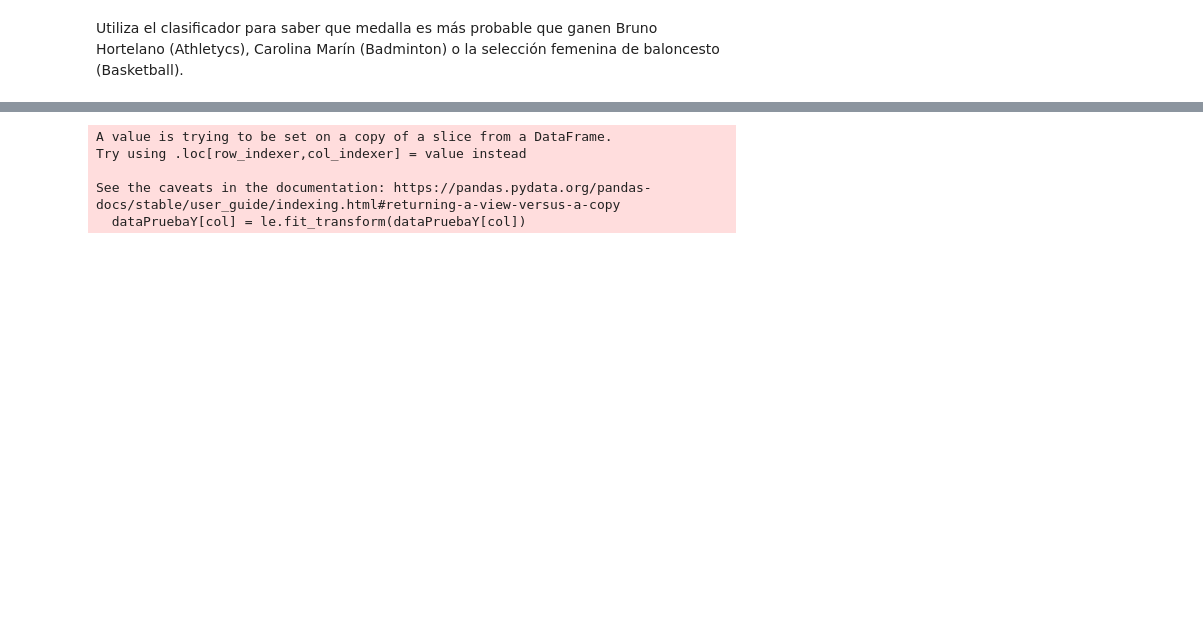
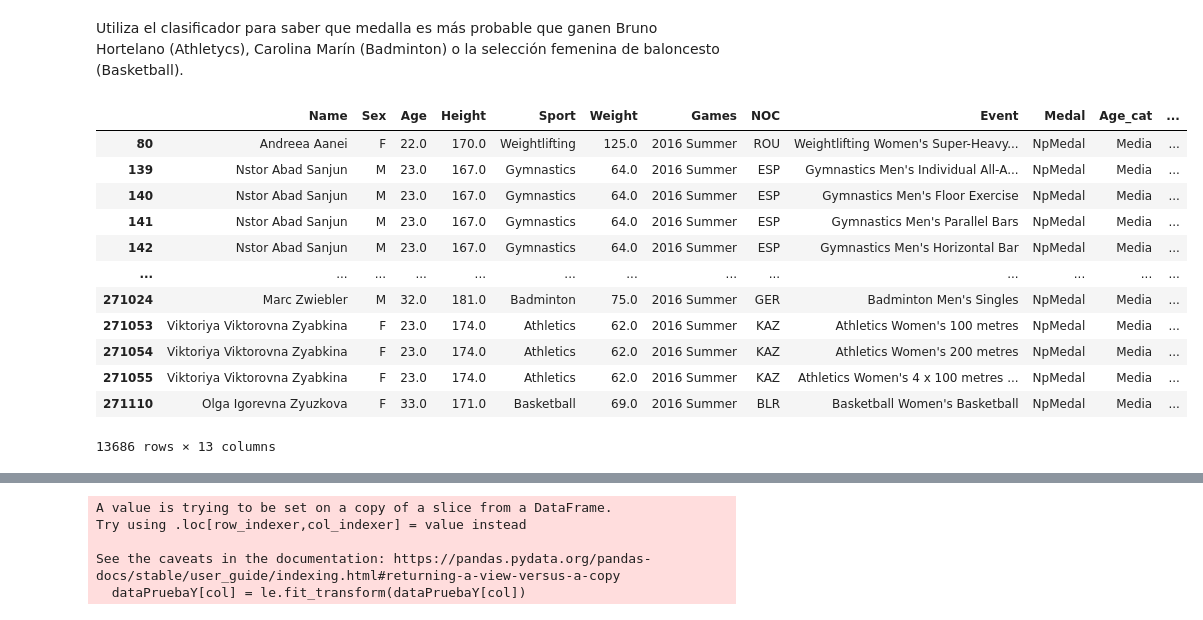
Before and after one commit to PilarAriasVazquez/L3, a Jupyter notebook: P1.ipynb, the cells around one changed output, grey strips where cells are left out. Cells and saved outputs as stored; diff of their text form; code cells hidden in the pictures; blank space fills up the shorter version.

```diff
--- a/P1.ipynb
+++ b/P1.ipynb
@@ -688,7 +728,25 @@ See the caveats in the documentation: https://pandas.pydata.org/pandas-docs/stab
 # %% [markdown]
 Utiliza el clasificador para saber que medalla es más probable que ganen Bruno Hortelano (Athletycs), Carolina Marín (Badminton) o la selección femenina de baloncesto (Basketball).
 # %%
-# buscar el nombre 'Carolina Marín'
-nombre = "Basketball Women's Basketball"
-BASKET = df.loc[(df['Event'] == "Basketball Women's Basketball") & (df['Games']== '2008 Summer') & (df['NOC']=='ESP')]
-BASKET
+# # buscar el nombre 'Carolina Marín'
+# nombre = "Basketball Women's Basketball"
+# #BASKET = df.loc[(df['Event'] == "Basketball Women's Basketball") & (df['Games']== '2008 Summer') & (df['NOC']=='ESP')]
+# BASKET = df.loc(df['Event'] == "Basketball Women's Basketball")
+# BASKET
+
+result = df.query('Games == "2016 Summer"')
+result
+# %% [output]
+|  | Name | Sex | Age | Height | Sport | Weight | Games | NOC | Event | Medal | Age_cat | ... |
+| 80 | Andreea Aanei | F | 22.0 | 170.0 | Weightlifting | 125.0 | 2016 Summer | ROU | Weightlifting Women's Super-Heavy... | NpMedal | Media | ... |
+| 139 | Nstor Abad Sanjun | M | 23.0 | 167.0 | Gymnastics | 64.0 | 2016 Summer | ESP | Gymnastics Men's Individual All-A... | NpMedal | Media | ... |
+| 140 | Nstor Abad Sanjun | M | 23.0 | 167.0 | Gymnastics | 64.0 | 2016 Summer | ESP | Gymnastics Men's Floor Exercise | NpMedal | Media | ... |
+| 141 | Nstor Abad Sanjun | M | 23.0 | 167.0 | Gymnastics | 64.0 | 2016 Summer | ESP | Gymnastics Men's Parallel Bars | NpMedal | Media | ... |
+| 142 | Nstor Abad Sanjun | M | 23.0 | 167.0 | Gymnastics | 64.0 | 2016 Summer | ESP | Gymnastics Men's Horizontal Bar | NpMedal | Media | ... |
+| ... | ... | ... | ... | ... | ... | ... | ... | ... | ... | ... | ... | ... |
+| 271024 | Marc Zwiebler | M | 32.0 | 181.0 | Badminton | 75.0 | 2016 Summer | GER | Badminton Men's Singles | NpMedal | Media | ... |
+| 271053 | Viktoriya Viktorovna Zyabkina | F | 23.0 | 174.0 | Athletics | 62.0 | 2016 Summer | KAZ | Athletics Women's 100 metres | NpMedal | Media | ... |
+| 271054 | Viktoriya Viktorovna Zyabkina | F | 23.0 | 174.0 | Athletics | 62.0 | 2016 Summer | KAZ | Athletics Women's 200 metres | NpMedal | Media | ... |
+| 271055 | Viktoriya Viktorovna Zyabkina | F | 23.0 | 174.0 | Athletics | 62.0 | 2016 Summer | KAZ | Athletics Women's 4 x 100 metres ... | NpMedal | Media | ... |
+| 271110 | Olga Igorevna Zyuzkova | F | 33.0 | 171.0 | Basketball | 69.0 | 2016 Summer | BLR | Basketball Women's Basketball | NpMedal | Media | ... |
+13686 rows × 13 columns
```
Also changed, not shown: parts of 23 cells of this notebook.
